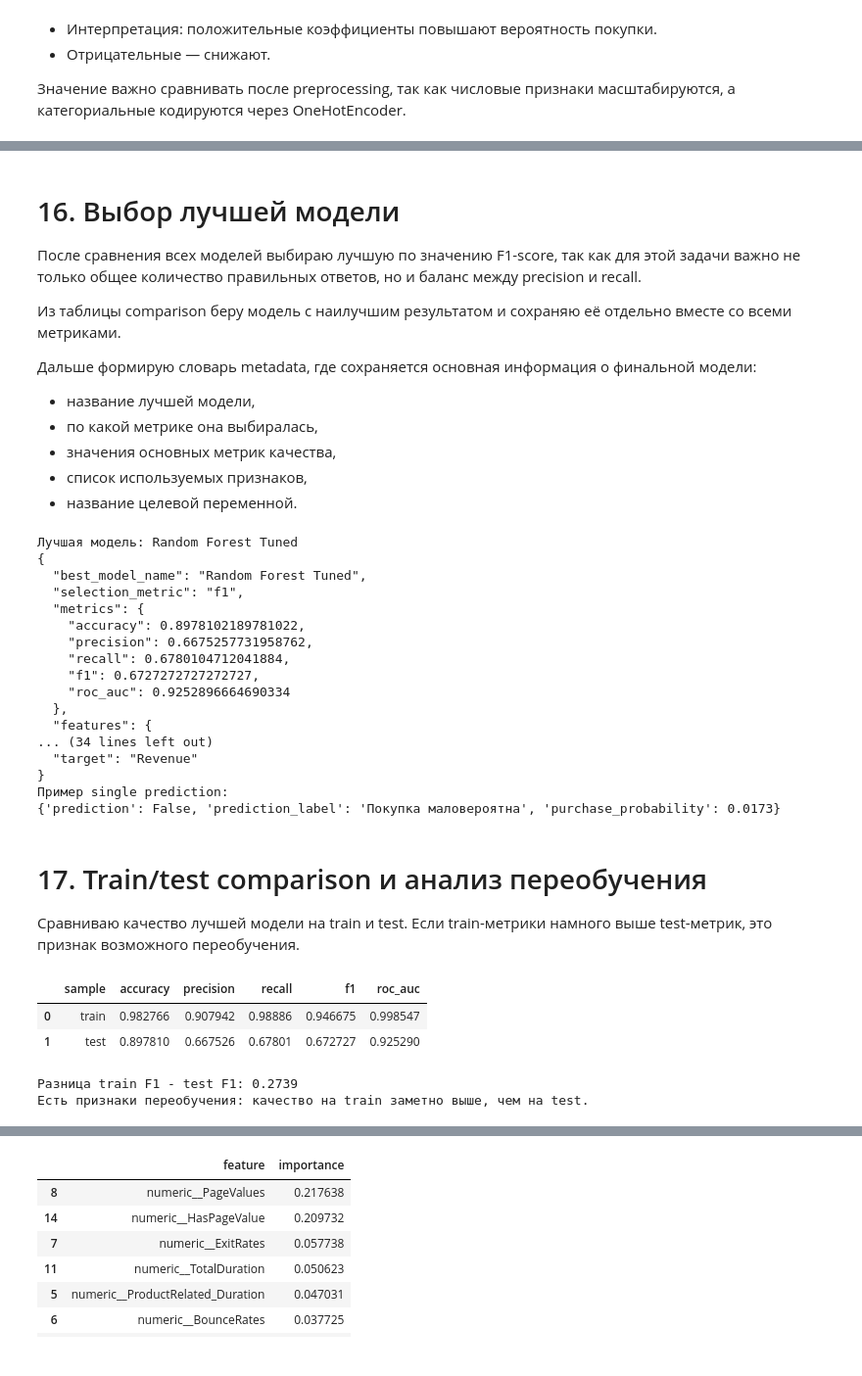
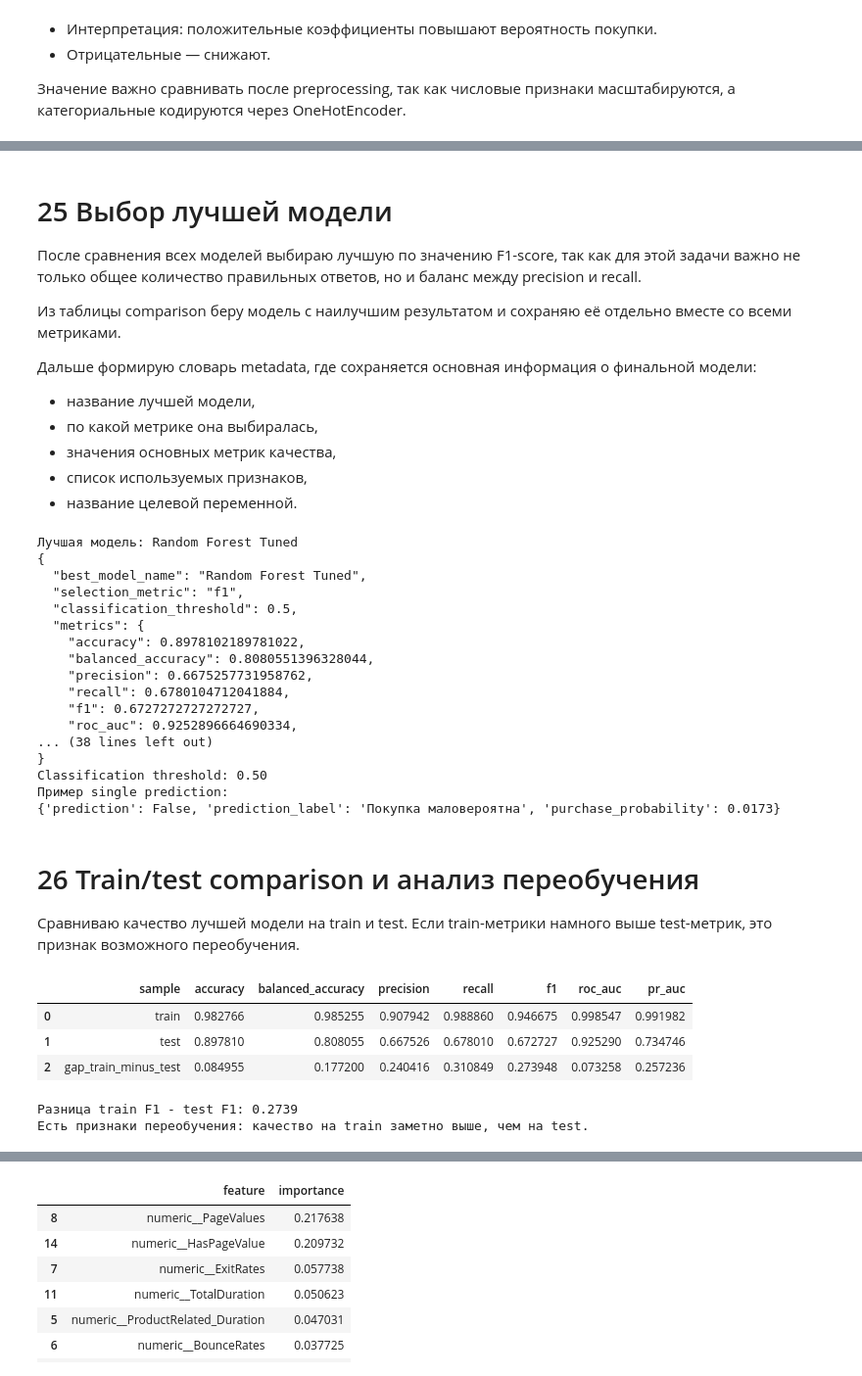
Before and after one commit to Matveycoolking/online_shoppe_predict, a Jupyter notebook: GoogleColab/online_shopper.ipynb, the cells around one changed output, grey strips where cells are left out. Shown at 98% size. Drawn from its saved outputs; the diff is of its cells as text; code cells hidden in the pictures.

Commit message:
FinallyRecord

```diff
--- a/GoogleColab/online_shopper.ipynb
+++ b/GoogleColab/online_shopper.ipynb
@@ -677,10 +830,12 @@ def evaluate_model(model: Any, X_data: pd.DataFrame, y_true: pd.Series) -> dict[
 
     return {
         "accuracy": accuracy_score(y_true, y_pred),
+        "balanced_accuracy": balanced_accuracy_score(y_true, y_pred),
         "precision": precision_score(y_true, y_pred, zero_division=0),
         "recall": recall_score(y_true, y_pred, zero_division=0),
         "f1": f1_score(y_true, y_pred, zero_division=0),
         "roc_auc": roc_auc_score(y_true, y_score),
+        "pr_auc": average_precision_score(y_true, y_score),
         "confusion_matrix": matrix.tolist(),
         "classification_report": classification_report(y_true, y_pred, zero_division=0, output_dict=True),
     }
@@ -691,10 +846,12 @@ def metrics_row(model_name: str, metrics: dict[str, Any]) -> dict[str, Any]:
     return {
         "model": model_name,
         "accuracy": metrics["accuracy"],
+        "balanced_accuracy": metrics["balanced_accuracy"],
         "precision": metrics["precision"],
         "recall": metrics["recall"],
         "f1": metrics["f1"],
         "roc_auc": metrics["roc_auc"],
+        "pr_auc": metrics["pr_auc"],
         "tn": confusion[0][0],
         "fp": confusion[0][1],
         "fn": confusion[1][0],
@@ -722,7 +879,7 @@ for model_name, estimator in build_models().items():
     metrics_by_model[model_name] = metrics
     rows.append(metrics_row(model_name, metrics))
 
-comparison = pd.DataFrame(rows).sort_values(by=["f1", "roc_auc"], ascending=False)
+comparison = pd.DataFrame(rows).sort_values(by=["f1", "pr_auc", "roc_auc"], ascending=False)
 display(comparison)
 # %% [output]
 Training: Logistic Regression
@@ -780,13 +937,13 @@ metrics_by_model["Random Forest Tuned"] = tuned_rf_metrics
 comparison = pd.concat(
     [comparison, pd.DataFrame([metrics_row("Random Forest Tuned", tuned_rf_metrics)])],
     ignore_index=True,
-).sort_values(by=["f1", "roc_auc"], ascending=False)
+).sort_values(by=["f1", "pr_auc", "roc_auc"], ascending=False)
 
 display(comparison)
 
 tuning_comparison = comparison[comparison["model"].isin(["Random Forest", "Random Forest Tuned"])].copy()
 tuning_comparison = tuning_comparison.sort_values("f1", ascending=False)
-display(tuning_comparison[["model", "accuracy", "precision", "recall", "f1", "roc_auc", "tn", "fp", "fn", "tp"]])
+display(tuning_comparison[["model", "accuracy", "balanced_accuracy", "precision", "recall", "f1", "roc_auc", "pr_auc", "tn", "fp", "fn", "tp"]])
 
 rf_before = metrics_by_model["Random Forest"]
 rf_after = metrics_by_model["Random Forest Tuned"]
@@ -1101,5 +1798,5 @@ print(f"Лучшая модель для cross-validation: {best_model_name}")
 # %% [markdown]
-# 16. Выбор лучшей модели
+# 25 Выбор лучшей модели
 
 После сравнения всех моделей выбираю лучшую по значению F1-score, так как для этой задачи важно не только общее количество правильных ответов, но и баланс между precision и recall.
 
@@ -1115,16 +1812,20 @@ print(f"Лучшая модель для cross-validation: {best_model_name}")
 best_model_name = str(comparison.iloc[0]["model"])
 best_model = trained_models[best_model_name]
 best_metrics = metrics_by_model[best_model_name]
+classification_threshold = round(float(globals().get("FINAL_THRESHOLD", 0.50)), 2)
 
 metadata = {
     "best_model_name": best_model_name,
     "selection_metric": "f1",
+    "classification_threshold": classification_threshold,
     "metrics": {
         "accuracy": float(best_metrics["accuracy"]),
+        "balanced_accuracy": float(best_metrics["balanced_accuracy"]),
         "precision": float(best_metrics["precision"]),
         "recall": float(best_metrics["recall"]),
         "f1": float(best_metrics["f1"]),
         "roc_auc": float(best_metrics["roc_auc"]),
+        "pr_auc": float(best_metrics["pr_auc"]),
     },
     "features": {
         "numeric": NUMERIC_FEATURES,
@@ -1139,8 +1840,9 @@ print(json.dumps(metadata, ensure_ascii=False, indent=2))
 
 sample_input = X_test.iloc[[0]].copy()
 sample_probability = float(best_model.predict_proba(sample_input)[0][1])
-sample_prediction = bool(best_model.predict(sample_input)[0])
+sample_prediction = bool(sample_probability >= classification_threshold)
 
+print(f"Classification threshold: {classification_threshold:.2f}")
 print("Пример single prediction:")
 print({
     "prediction": sample_prediction,
@@ -1152,46 +1854,61 @@ print({
 {
   "best_model_name": "Random Forest Tuned",
   "selection_metric": "f1",
+  "classification_threshold": 0.5,
   "metrics": {
     "accuracy": 0.8978102189781022,
+    "balanced_accuracy": 0.8080551396328044,
     "precision": 0.6675257731958762,
     "recall": 0.6780104712041884,
     "f1": 0.6727272727272727,
-    "roc_auc": 0.9252896664690334
-  },
-  "features": {
-... (34 lines left out)
-  "target": "Revenue"
+    "roc_auc": 0.9252896664690334,
+... (38 lines left out)
 }
+Classification threshold: 0.50
 Пример single prediction:
 {'prediction': False, 'prediction_label': 'Покупка маловероятна', 'purchase_probability': 0.0173}
 # %% [markdown]
-# 17. Train/test comparison и анализ переобучения
+# 26 Train/test comparison и анализ переобучения
 
 Сравниваю качество лучшей модели на train и test. Если train-метрики намного выше test-метрик, это признак возможного переобучения.
 # %%
 train_metrics = evaluate_model(best_model, X_train, y_train)
 test_metrics = evaluate_model(best_model, X_test, y_test)
 
+metric_columns = [
+    "accuracy",
+    "balanced_accuracy",
+    "precision",
+    "recall",
+    "f1",
+    "roc_auc",
+    "pr_auc",
+]
+
 train_test_comparison = pd.DataFrame(
     [
-        {"sample": "train", **{k: train_metrics[k] for k in ["accuracy", "precision", "recall", "f1", "roc_auc"]}},
-        {"sample": "test", **{k: test_metrics[k] for k in ["accuracy", "precision", "recall", "f1", "roc_auc"]}},
+        {"sample": "train", **{k: train_metrics[k] for k in metric_columns}},
+        {"sample": "test", **{k: test_metrics[k] for k in metric_columns}},
+        {
+            "sample": "gap_train_minus_test",
+            **{k: train_metrics[k] - test_metrics[k] for k in metric_columns},
+        },
     ]
 )
 
 display(train_test_comparison)
 
 f1_gap = train_metrics["f1"] - test_metrics["f1"]
 print(f"Разница train F1 - test F1: {f1_gap:.4f}")
 if f1_gap > 0.10:
     print("Есть признаки переобучения: качество на train заметно выше, чем на test.")
 else:
     print("Сильного переобучения по F1 не видно: train и test достаточно близки.")
 # %% [output]
-|  | sample | accuracy | precision | recall | f1 | roc_auc |
-| 0 | train | 0.982766 | 0.907942 | 0.98886 | 0.946675 | 0.998547 |
-| 1 | test | 0.897810 | 0.667526 | 0.67801 | 0.672727 | 0.925290 |
+|  | sample | accuracy | balanced_accuracy | precision | recall | f1 | roc_auc | pr_auc |
+| 0 | train | 0.982766 | 0.985255 | 0.907942 | 0.988860 | 0.946675 | 0.998547 | 0.991982 |
+| 1 | test | 0.897810 | 0.808055 | 0.667526 | 0.678010 | 0.672727 | 0.925290 | 0.734746 |
+| 2 | gap_train_minus_test | 0.084955 | 0.177200 | 0.240416 | 0.310849 | 0.273948 | 0.073258 | 0.257236 |
 Разница train F1 - test F1: 0.2739
 Есть признаки переобучения: качество на train заметно выше, чем на test.
 # %% [markdown]
```
Also changed, not shown: parts of 57 cells of this notebook, 6 other files.
